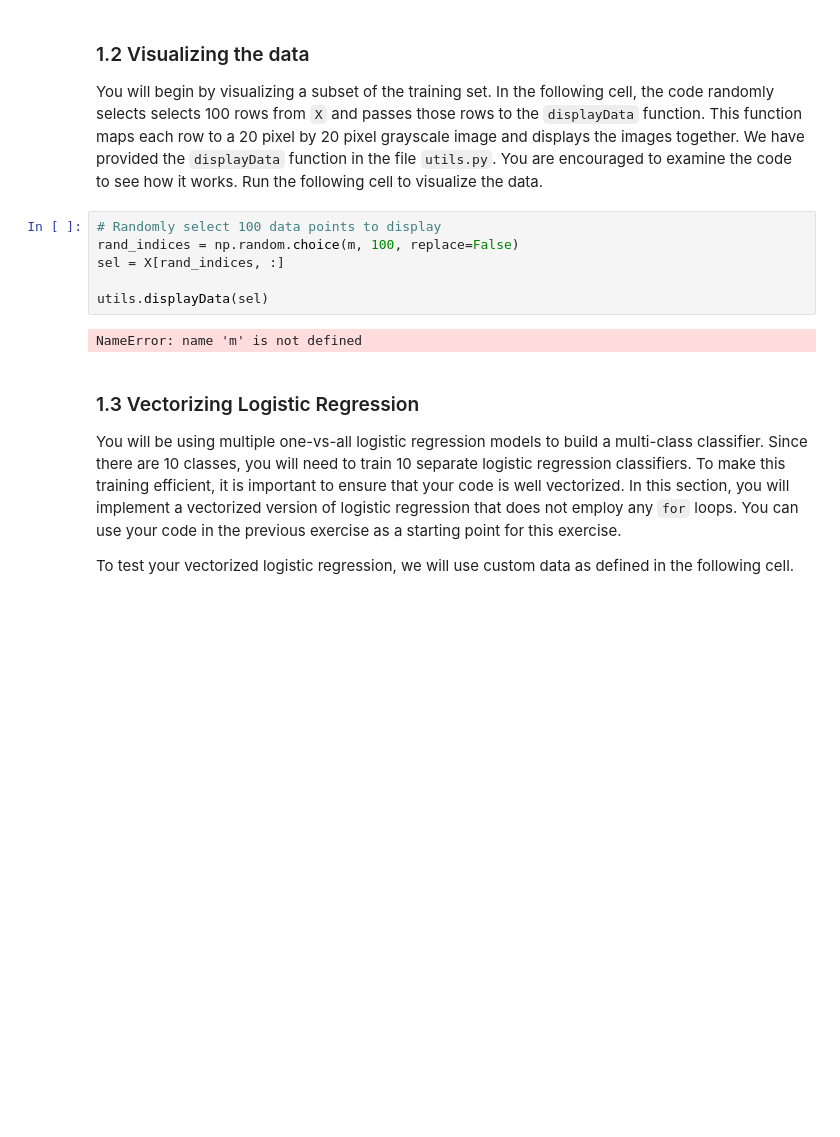
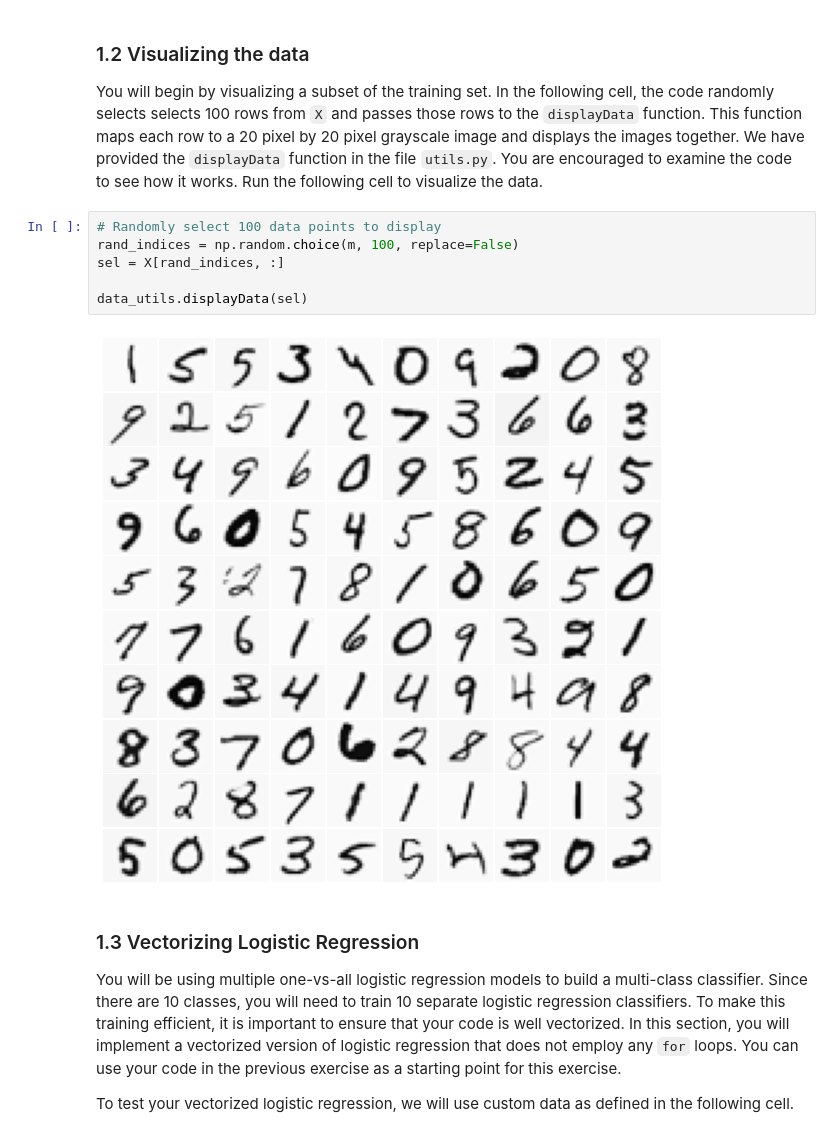
Before and after one commit to Almoatasembellahhggag/ML_Final, a Jupyter notebook: exercise3.ipynb, the cells around one changed output. Drawn from its saved outputs; the diff is of its cells as text; blank space fills up the shorter version.

```diff
--- a/exercise3.ipynb
+++ b/exercise3.ipynb
@@ -76,11 +73,11 @@ You will begin by visualizing a subset of the training set. In the following cel
 # %%
 # Randomly select 100 data points to display
 rand_indices = np.random.choice(m, 100, replace=False)
 sel = X[rand_indices, :]
 
-utils.displayData(sel)
+data_utils.displayData(sel)
 # %% [output]
-NameError: name 'm' is not defined
+[figure, added]
 # %% [markdown]
 ### 1.3 Vectorizing Logistic Regression
 
```
Also changed, not shown: parts of 13 cells of this notebook.
